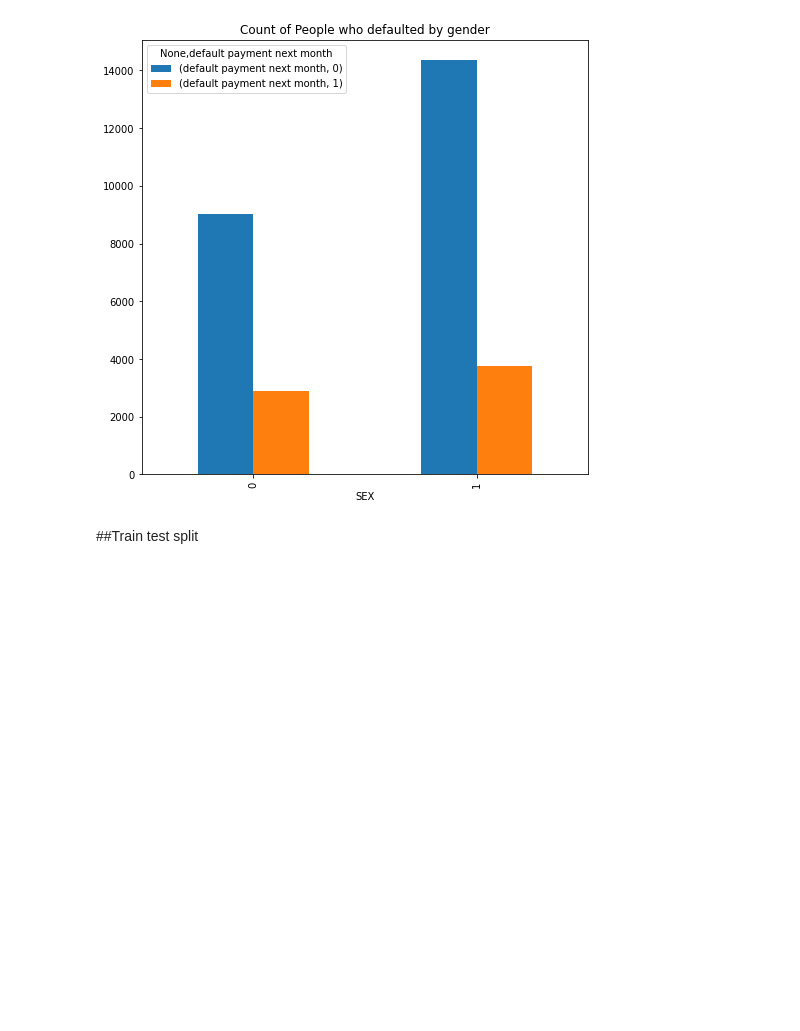
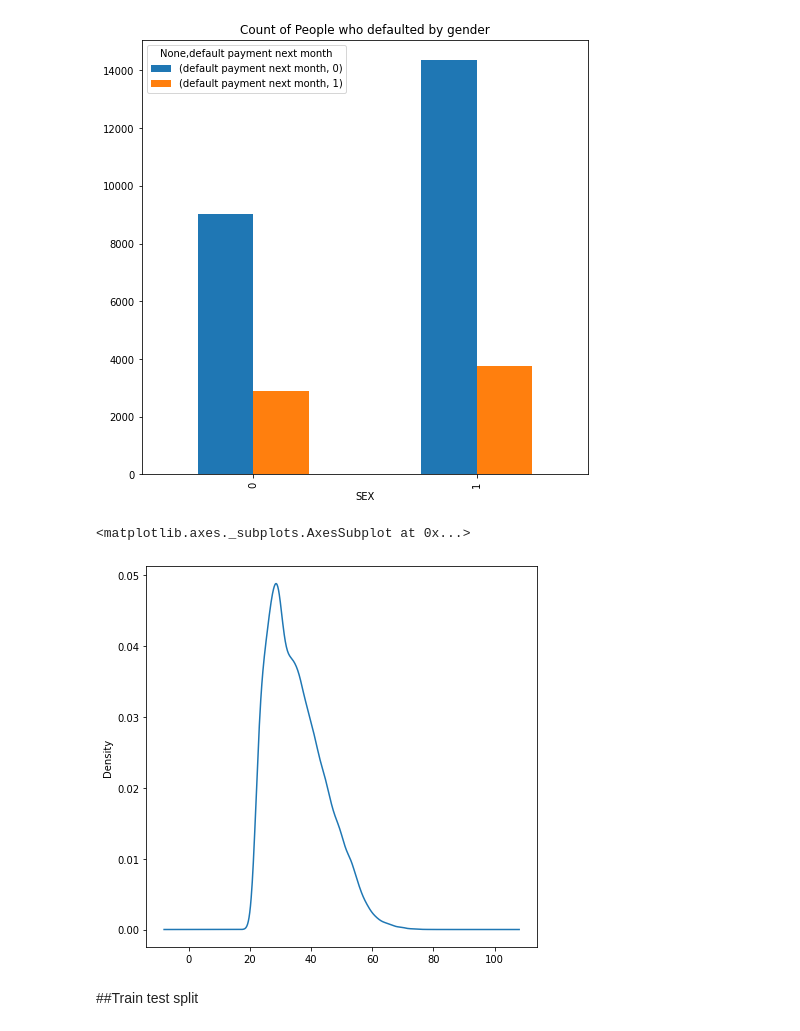
Before and after one commit to Rahul711sharma/Credit-Card-Default-, a Jupyter notebook: Credit_Card_Default.ipynb, the cells around one changed output. Cells and saved outputs as stored; diff of their text form; code cells hidden in the pictures; blank space fills up the shorter version.

```diff
--- a/Credit_Card_Default.ipynb
+++ b/Credit_Card_Default.ipynb
@@ -305,6 +305,11 @@ plt.title('Count of People who defaulted by gender')
 # %% [output]
 Text(0.5, 1.0, 'Count of People who defaulted by gender')
 [figure]
+# %%
+(df2['AGE']).plot(kind='density',figsize=(7,7))
+# %% [output]
+<matplotlib.axes._subplots.AxesSubplot at 0x...>
+[figure, added]
 # %% [markdown]
 ##Train test split
 # %%
```
Also changed, not shown: parts of 1 cell of this notebook.
